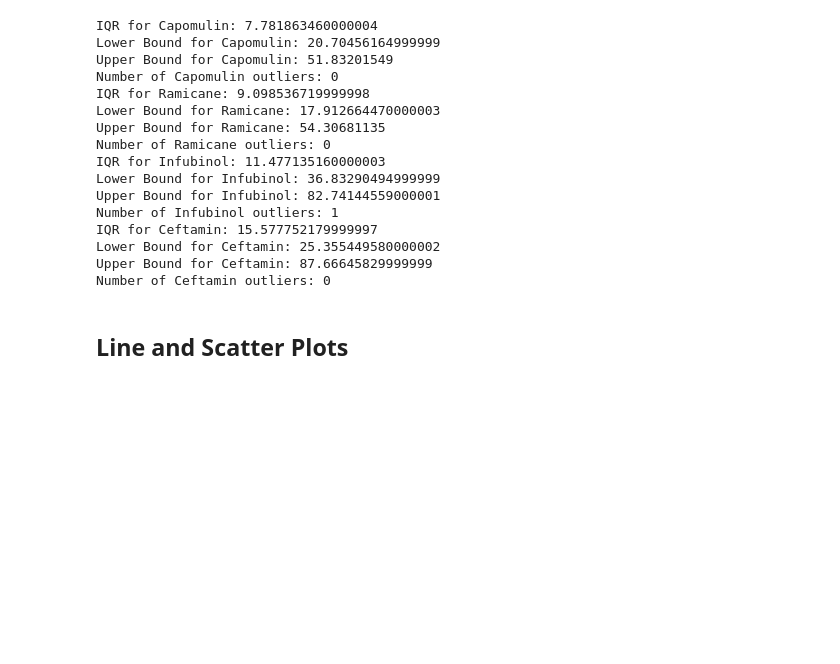
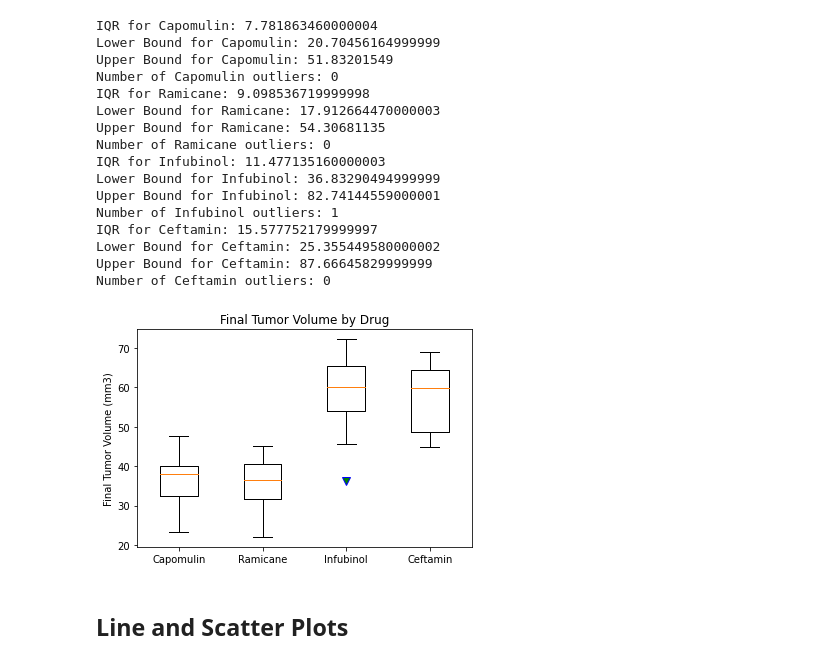
Before and after one commit to shalynalavoie/Matplotlib-Mouse-Study, a Jupyter notebook: matplotlib.ipynb, the cells around one changed output. Cells and saved outputs as stored; diff of their text form; code cells hidden in the pictures; blank space fills up the shorter version.

```diff
--- a/matplotlib.ipynb
+++ b/matplotlib.ipynb
@@ -173,10 +174,10 @@ drug_values = []
 # Locate each drug from our list 'drugs' in the orginal dataframe
 for drug in drugs:
 
-    temp_df = merged_df.loc[merged_df['Drug Regimen'] == drug]
+    regimen_df = merged_df.loc[merged_df['Drug Regimen'] == drug]
 
     # Create subset dataframes that narrow down to rows only containing the final timepoint for each regimen
-    final_volume_df = temp_df.loc[temp_df['Timepoint'] == temp_df['max_timepoint']]
+    final_volume_df = regimen_df.loc[regimen_df['Timepoint'] == regimen_df['max_timepoint']]
 
     # Create a series that consists of all final volume values for each regimen
     values = final_volume_df['Tumor Volume (mm3)']
@@ -221,3 +220,24 @@ Number of Ceftamin outliers: 0
+# %%
+# Generate a box plot of the final tumor volume of each mouse across four regimens of interest
+
+# Generate a box plot of the final tumor volume of each mouse across four regimens of interest
+
+# ***NOTE*** must run previous cells in order for this cell to work
+
+# Edit outliers on boxplot for visibility
+flierprops = dict(marker='v', markerfacecolor='green', markersize=8, markeredgecolor='blue')
+
+# Plot boxplot
+plt.boxplot(drug_values, flierprops=flierprops)
+
+# Add title and labels to boxplot
+plt.title('Final Tumor Volume by Drug')
+plt.ylabel('Final Tumor Volume (mm3)')
+plt.xticks([1, 2, 3, 4], ['Capomulin', 'Ramicane', 'Infubinol', 'Ceftamin'])
+
+plt.show()
+# %% [output]
+[figure, added]
 # %% [markdown]
 ## Line and Scatter Plots
 # %%
```
Also changed, not shown: parts of 4 cells of this notebook.
